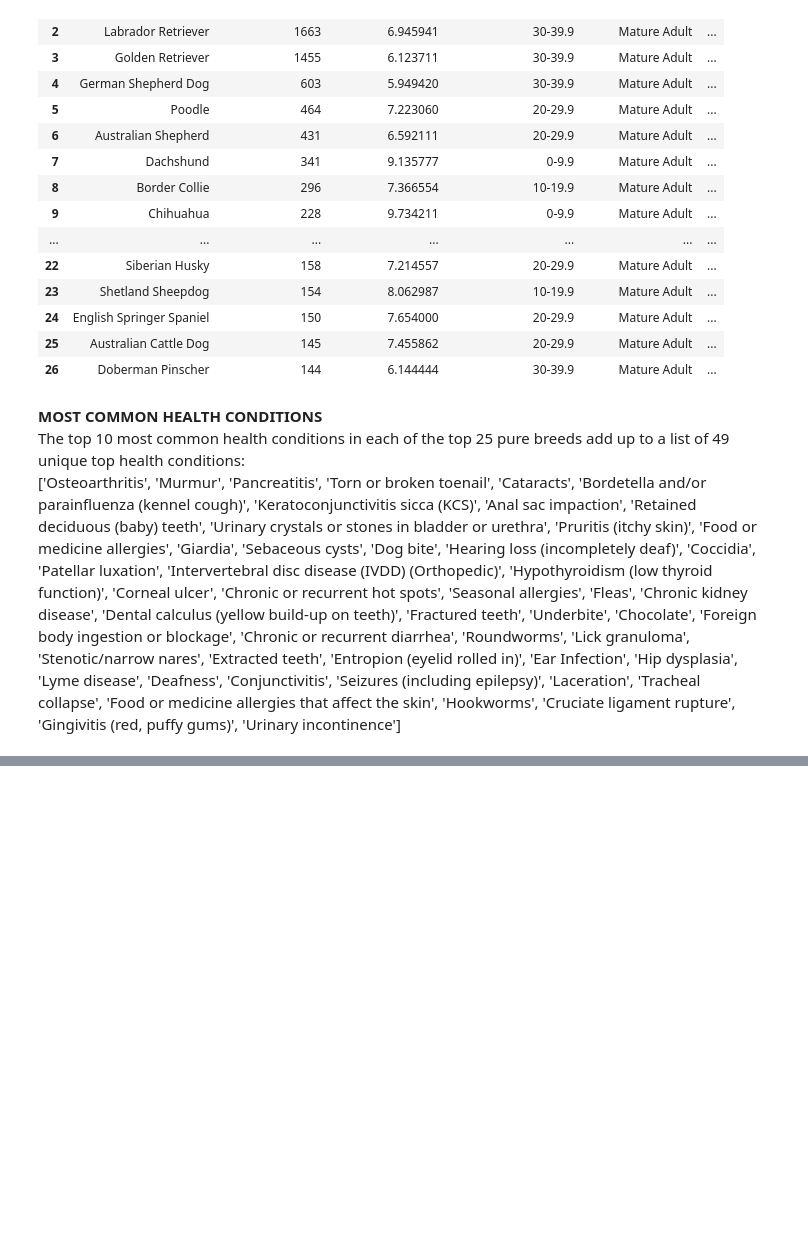
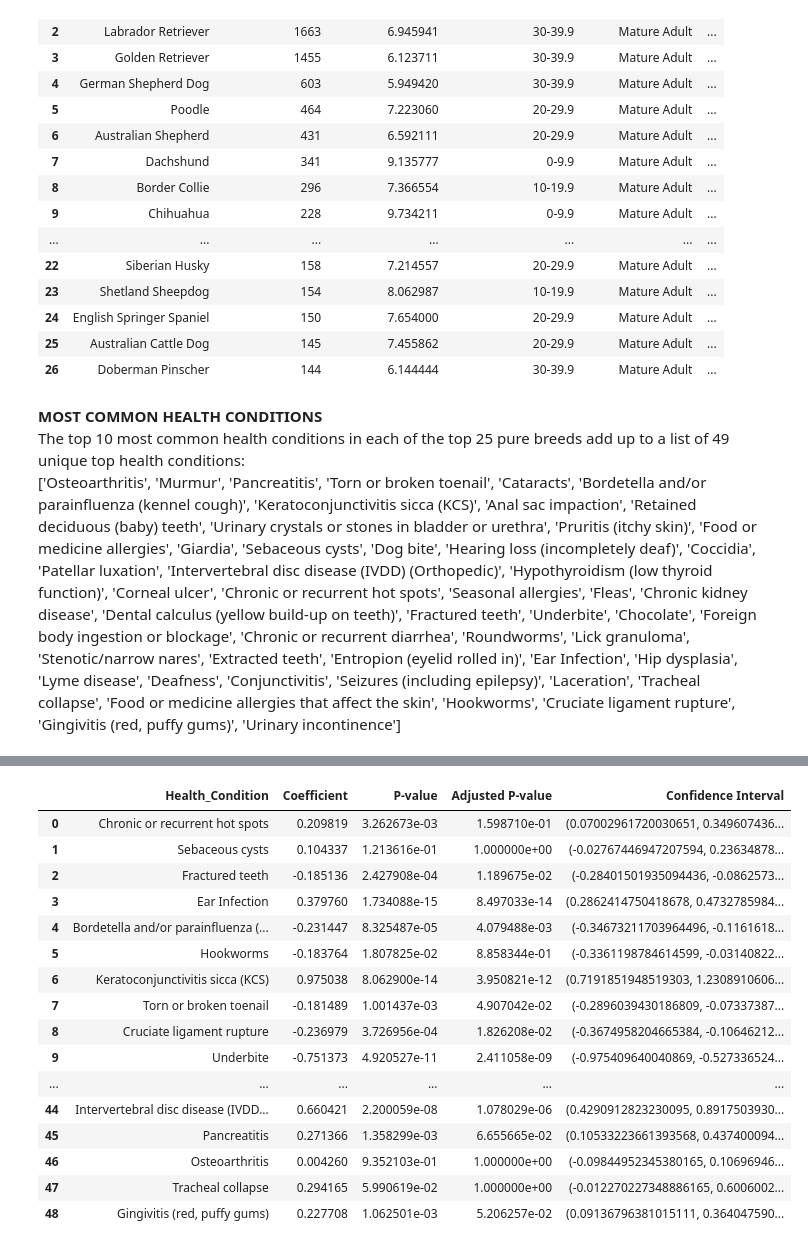
Before and after one commit to sophie-z/dap, a Jupyter notebook: dap_notebook.ipynb, the cells around one changed output, grey strips where cells are left out. Cells and saved outputs as stored; diff of their text form; code cells hidden in the pictures; blank space fills up the shorter version.

```diff
--- a/dap_notebook.ipynb
+++ b/dap_notebook.ipynb
@@ -438,0 +397,80 @@ Urinary incontinence                                 0.1049      0.083      1.27
+# %%
+import statsmodels.api as sm
+import pandas as pd
+
+# merging df_overview with health_conditions on dog_id
+df_overview_health = pd.merge(df_overview[['dog_id', 'Breed_Class', 'Estimated_Age_Years_at_HLES']],  # include age column
+                              health_conditions[['dog_id', 'hs_condition']],
+                              on='dog_id',
+                              how='inner')
+
+# mapping the numeric health conditions to their text names
+df_overview_health['Health_Condition'] = df_overview_health['hs_condition'].map(hs_condition_dict)
+
+# filtering for only the top 49 health conditions
+df_overview_health = df_overview_health[df_overview_health['Health_Condition'].isin(top_49_health_conditions)]
+# pivoting the data to get binary indicators for each health condition
+df_health_wide = pd.get_dummies(df_overview_health, columns=['Health_Condition'], prefix='', prefix_sep='').groupby('dog_id').max().reset_index()
+
+# merging this wide DataFrame back with df_overview_health to include Breed_Class and Age
+# (after merge pandas creates 'Breed_Class_x' and 'Breed_Class_y' due to duplication and same with 'Estimated_Age_Years_at_HLES')
+df_merged = pd.merge(df_overview_health[['dog_id', 'Breed_Class', 'Estimated_Age_Years_at_HLES']].drop_duplicates(), df_health_wide, on='dog_id', how='inner')
+
+# choosing one 'Breed_Class' column and dropping the other
+df_merged['Breed_Class'] = df_merged['Breed_Class_x']
+df_merged = df_merged.drop(columns=['Breed_Class_x', 'Breed_Class_y'], errors='ignore')
+# converting Breed_Class to a binary variable (1 for pure, 0 for mixed)
+df_merged['Breed_Class_Binary'] = df_merged['Breed_Class'].map(lambda x: 1 if x == 'AKC-Recognized Breed' else 0)
+
+# choosing one 'Estimated_Age_Years_at_HLES' column and dropping the other
+df_merged['Estimated_Age_Years_at_HLES'] = df_merged['Estimated_Age_Years_at_HLES_x']
+df_merged = df_merged.drop(columns=['Estimated_Age_Years_at_HLES_x', 'Estimated_Age_Years_at_HLES_y'], errors='ignore')
+# adding age as a covariate in the DataFrame
+df_merged['Age'] = df_merged['Estimated_Age_Years_at_HLES']
+
+results_summary = []
+for condition in top_49_health_conditions:
+    X = df_merged[['Breed_Class_Binary', 'Age']]  # target variable and age as a covariate
+    y = df_merged[condition]  # individual health condition as predictor
+
+    # add constant to predictor for the intercept
+    X = sm.add_constant(X)
+
+    # fit the logistic regression model
+    logit_model = sm.Logit(y.astype(float), X.astype(float))
+    result = logit_model.fit(disp=0)  # disp=0 suppresses output
+
+    # extract p-values and coefficients with Bonferroni correction for multiple tests
+    p_values = result.pvalues
+    adjusted_p_value = p_values['Breed_Class_Binary'] * len(top_49_health_conditions)  # Bonferroni adjustment
+    ci = result.conf_int().loc['Breed_Class_Binary']  # confidence interval for 'Breed_Class_Binary' coefficient
+
+    results_summary.append({
+        'Health_Condition': condition,
+        'Coefficient': result.params['Breed_Class_Binary'],
+        'P-value': p_values['Breed_Class_Binary'],
+        'Adjusted P-value': min(adjusted_p_value, 1),  # cap p-value at 1
+        'Confidence Interval': (ci[0], ci[1])
+    })
+
+# convert results to DataFrame and display
+results_df = pd.DataFrame(results_summary)
+results_df
+# %% [output]
+|  | Health_Condition | Coefficient | P-value | Adjusted P-value | Confidence Interval |
+| 0 | Chronic or recurrent hot spots | 0.209819 | 3.262673e-03 | 1.598710e-01 | (0.07002961720030651, 0.349607436... |
+| 1 | Sebaceous cysts | 0.104337 | 1.213616e-01 | 1.000000e+00 | (-0.02767446947207594, 0.23634878... |
+| 2 | Fractured teeth | -0.185136 | 2.427908e-04 | 1.189675e-02 | (-0.28401501935094436, -0.0862573... |
+| 3 | Ear Infection | 0.379760 | 1.734088e-15 | 8.497033e-14 | (0.2862414750418678, 0.4732785984... |
+| 4 | Bordetella and/or parainfluenza (... | -0.231447 | 8.325487e-05 | 4.079488e-03 | (-0.34673211703964496, -0.1161618... |
+| 5 | Hookworms | -0.183764 | 1.807825e-02 | 8.858344e-01 | (-0.3361198784614599, -0.03140822... |
+| 6 | Keratoconjunctivitis sicca (KCS) | 0.975038 | 8.062900e-14 | 3.950821e-12 | (0.7191851948519303, 1.2308910606... |
+| 7 | Torn or broken toenail | -0.181489 | 1.001437e-03 | 4.907042e-02 | (-0.2896039430186809, -0.07337387... |
+| 8 | Cruciate ligament rupture | -0.236979 | 3.726956e-04 | 1.826208e-02 | (-0.3674958204665384, -0.10646212... |
+| 9 | Underbite | -0.751373 | 4.920527e-11 | 2.411058e-09 | (-0.975409640040869, -0.527336524... |
+| ... | ... | ... | ... | ... | ... |
+| 44 | Intervertebral disc disease (IVDD... | 0.660421 | 2.200059e-08 | 1.078029e-06 | (0.4290912823230095, 0.8917503930... |
+| 45 | Pancreatitis | 0.271366 | 1.358299e-03 | 6.655665e-02 | (0.10533223661393568, 0.437400094... |
+| 46 | Osteoarthritis | 0.004260 | 9.352103e-01 | 1.000000e+00 | (-0.09844952345380165, 0.10696946... |
+| 47 | Tracheal collapse | 0.294165 | 5.990619e-02 | 1.000000e+00 | (-0.012270227348886165, 0.6006002... |
+| 48 | Gingivitis (red, puffy gums) | 0.227708 | 1.062501e-03 | 5.206257e-02 | (0.09136796381015111, 0.364047590... |
```
Also changed, not shown: parts of 11 cells of this notebook, 1 other file.
